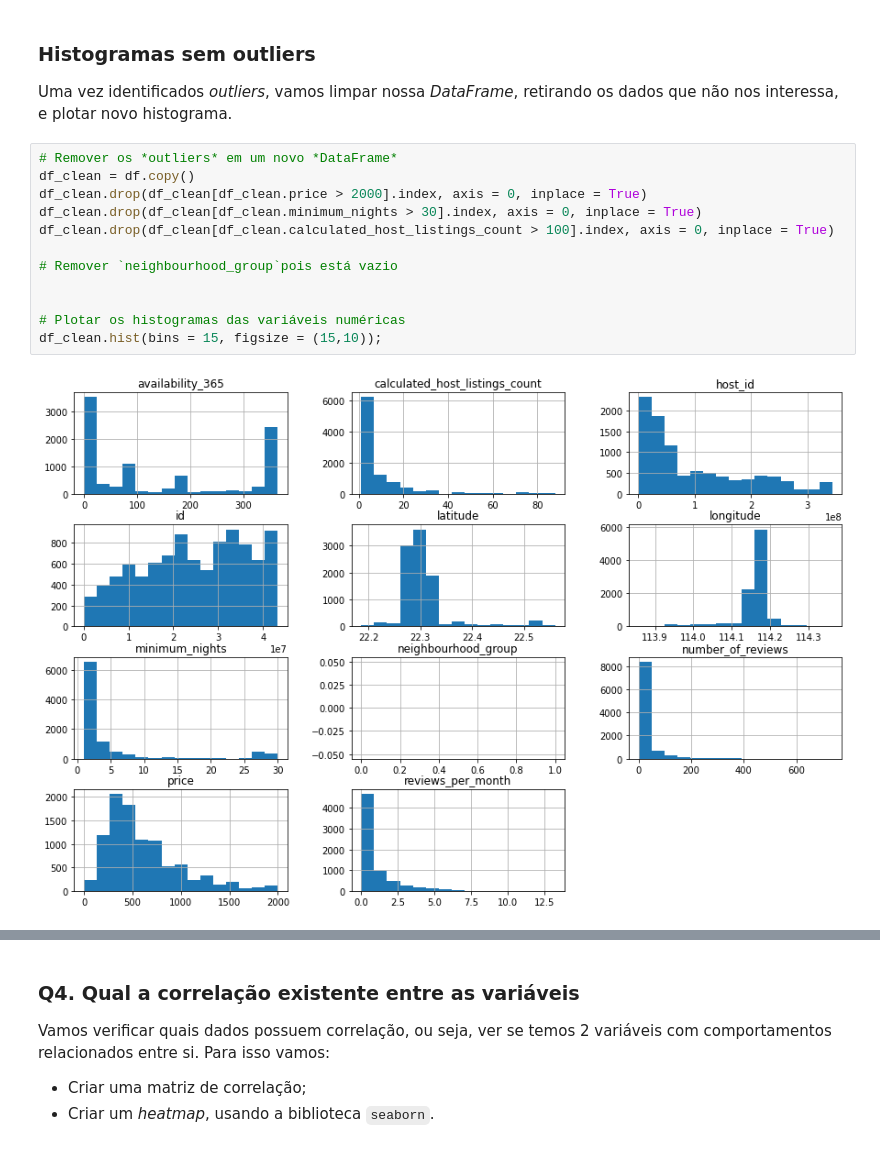
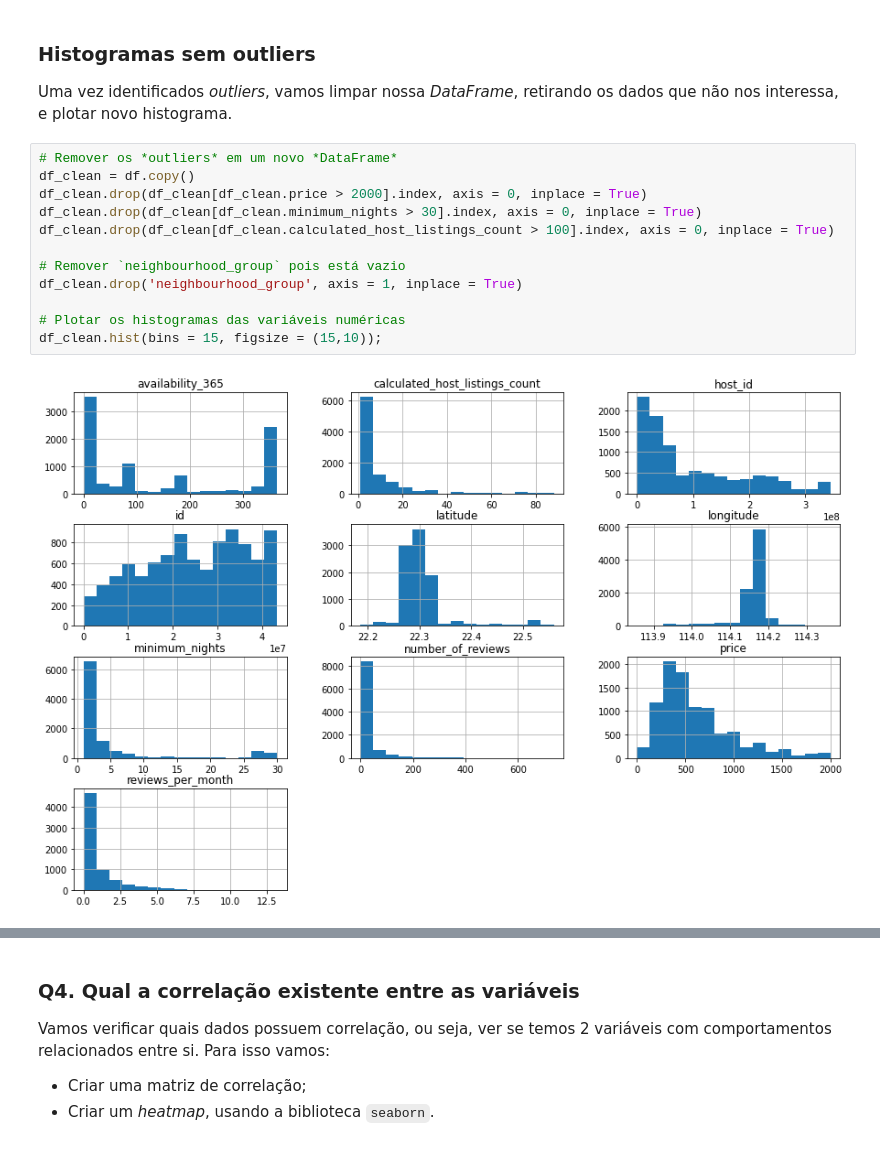
Before and after one commit to Rodrigo-O-Santos/Portfolio, a Jupyter notebook: Airbnb_Hong_Kong.ipynb, the cells around one changed output, grey strips where cells are left out. Cells and saved outputs as stored; diff of their text form.

```diff
--- a/Airbnb_Hong_Kong.ipynb
+++ b/Airbnb_Hong_Kong.ipynb
@@ -250,17 +250,17 @@ Uma vez identificados *outliers*, vamos limpar nossa *DataFrame*, retirando os d
 # %%
 # Remover os *outliers* em um novo *DataFrame*
 df_clean = df.copy()
 df_clean.drop(df_clean[df_clean.price > 2000].index, axis = 0, inplace = True)
 df_clean.drop(df_clean[df_clean.minimum_nights > 30].index, axis = 0, inplace = True)
 df_clean.drop(df_clean[df_clean.calculated_host_listings_count > 100].index, axis = 0, inplace = True)
 
-# Remover `neighbourhood_group`pois está vazio
-
+# Remover `neighbourhood_group` pois está vazio
+df_clean.drop('neighbourhood_group', axis = 1, inplace = True)
 
 # Plotar os histogramas das variáveis numéricas
 df_clean.hist(bins = 15, figsize = (15,10));
 # %% [output]
-[figure, old version]
+[figure, new version]
 # %% [markdown]
 Podemos ver nos gráficos colocados lado a lado, como limpar os outliers deixando apenas os dados que fazem sentido, faz diferença na análise dos mesmos.
 
```
